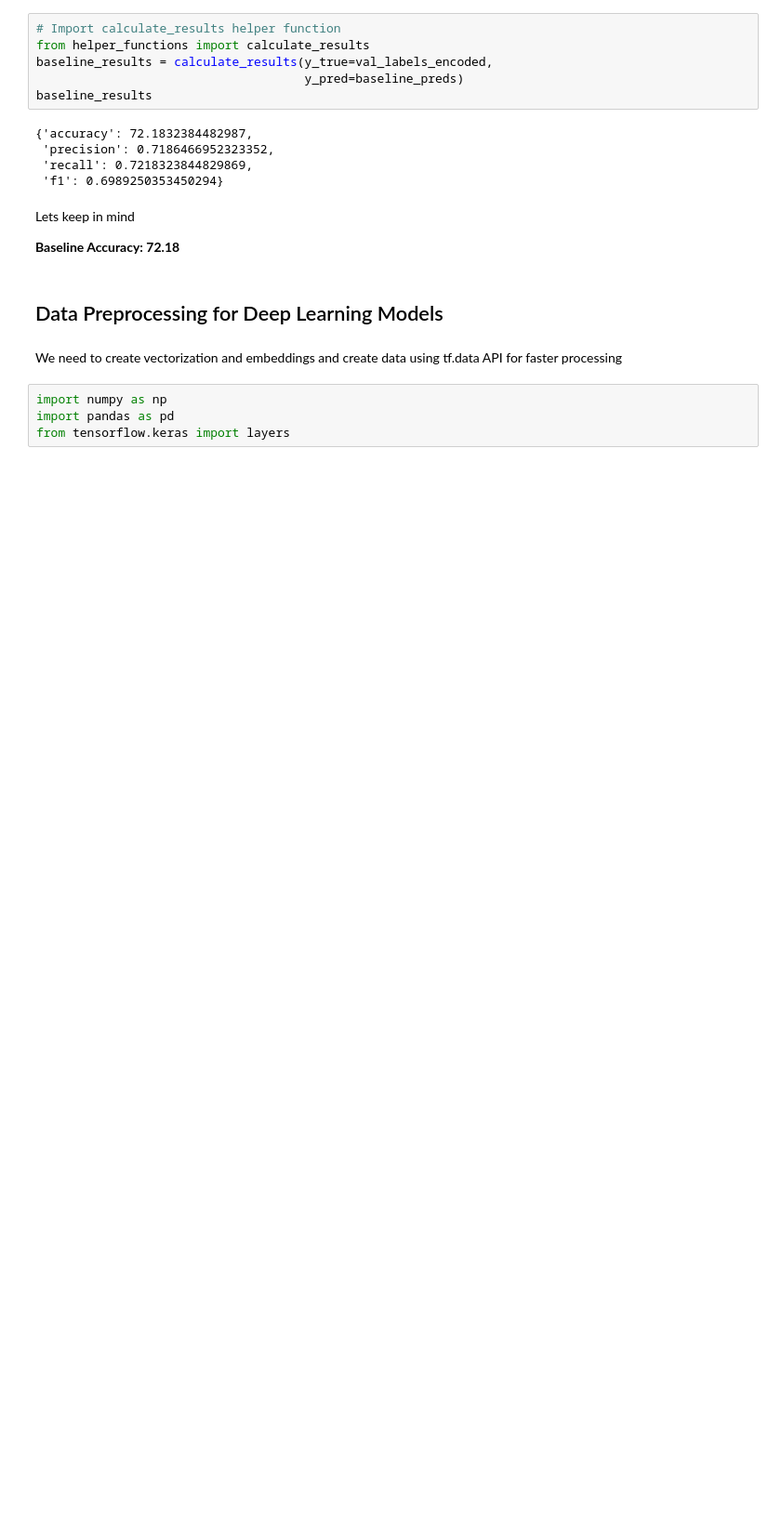
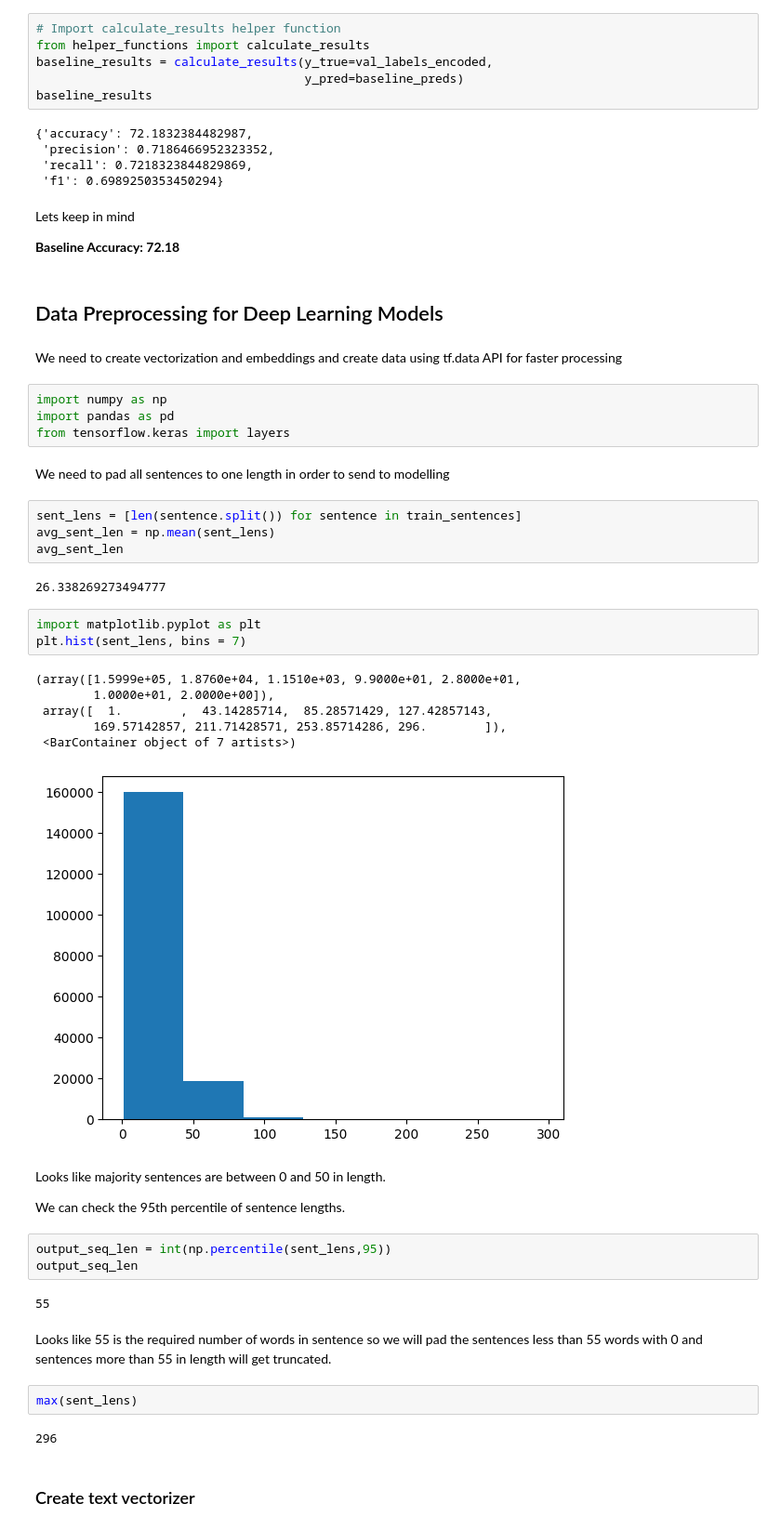
Before and after one commit to yashfirkedata/NLP-Replicating-PubMed-200k-RCT-Paper, a Jupyter notebook: NLP_Replicating_PubMed_200k_RCT_Paper.ipynb, the cells around one changed output. Shown: that part at 93% size. Drawn from its saved outputs; the diff is of its cells as text; blank space fills up the shorter version.

```diff
--- a/NLP_Replicating_PubMed_200k_RCT_Paper.ipynb
+++ b/NLP_Replicating_PubMed_200k_RCT_Paper.ipynb
@@ -391,3 +391,38 @@ We need to create vectorization and embeddings and create data using tf.data API
 import numpy as np
 import pandas as pd
 from tensorflow.keras import layers
+# %% [markdown]
+We need to pad all sentences to one length in order to send to modelling
+# %%
+sent_lens = [len(sentence.split()) for sentence in train_sentences]
+avg_sent_len = np.mean(sent_lens)
+avg_sent_len
+# %% [output]
+26.338269273494777
+# %%
+import matplotlib.pyplot as plt
+plt.hist(sent_lens, bins = 7)
+# %% [output]
+(array([1.5999e+05, 1.8760e+04, 1.1510e+03, 9.9000e+01, 2.8000e+01,
+        1.0000e+01, 2.0000e+00]),
+ array([  1.        ,  43.14285714,  85.28571429, 127.42857143,
+        169.57142857, 211.71428571, 253.85714286, 296.        ]),
+ <BarContainer object of 7 artists>)
+[figure, added]
+# %% [markdown]
+Looks like majority sentences are between 0 and 50 in length.
+
+We can check the 95th percentile of sentence lengths.
+# %%
+output_seq_len = int(np.percentile(sent_lens,95))
+output_seq_len
+# %% [output]
+55
+# %% [markdown]
+Looks like 55 is the required number of words in sentence so we will pad the sentences less than 55 words with 0 and sentences more than 55 in length will get truncated.
+# %%
+max(sent_lens)
+# %% [output]
+296
+# %% [markdown]
+### Create text vectorizer
```
Also changed, not shown: parts of 20 cells of this notebook.
